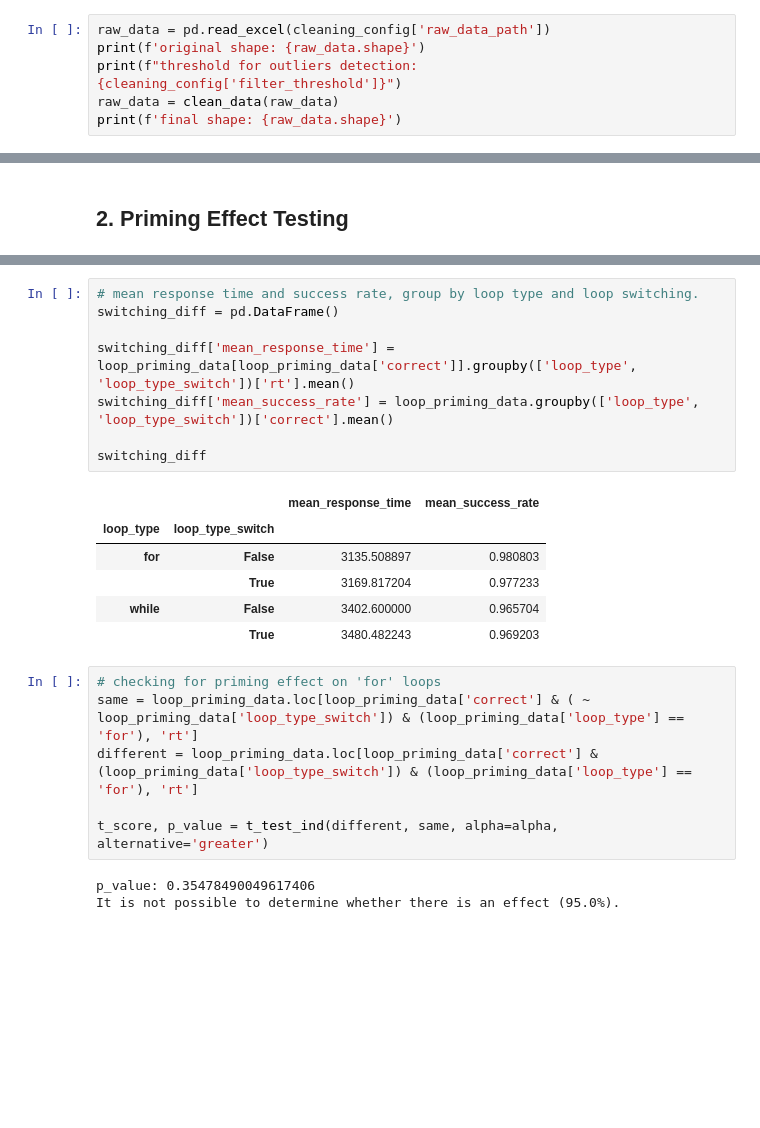
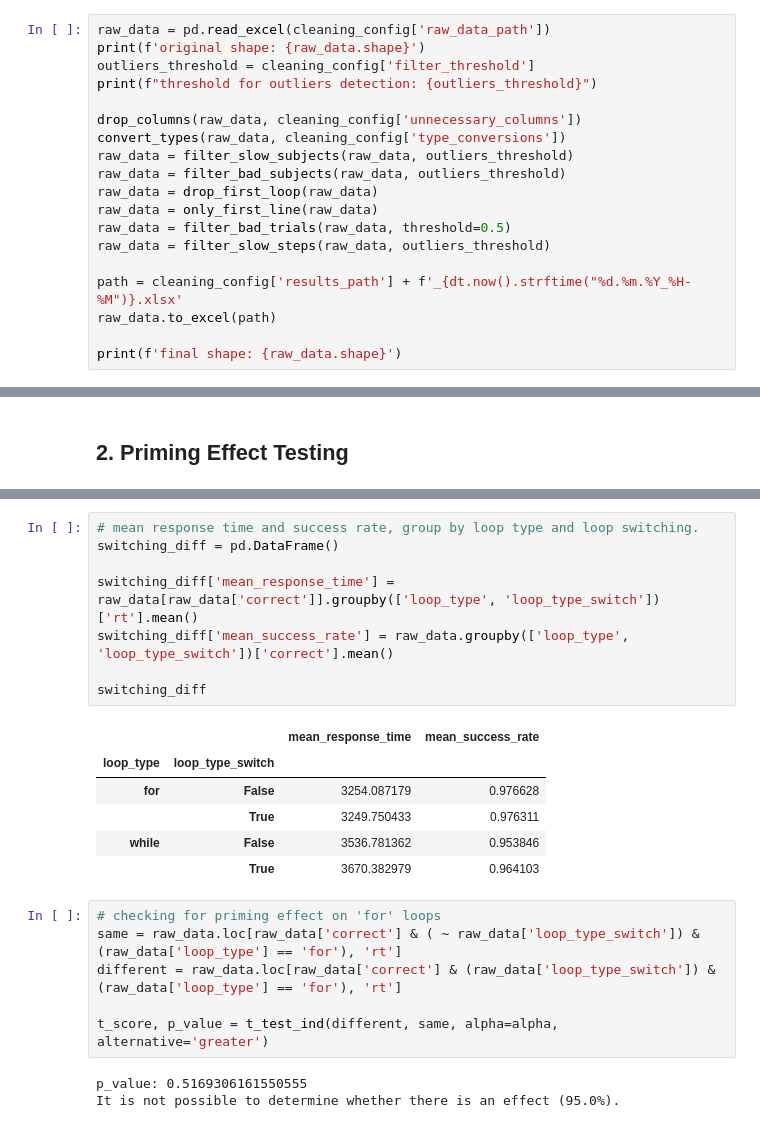
Before and after one commit to DanielVered/MathThinkingLabDA, a Jupyter notebook: Loops/FinalAnalysis.ipynb, the cells around one changed output, grey strips where cells are left out. Cells and saved outputs as stored; diff of their text form; blank space fills up the shorter version.

```diff
--- a/Loops/FinalAnalysis.ipynb
+++ b/Loops/FinalAnalysis.ipynb
@@ -13,8 +13,21 @@ pd.options.display.max_columns = 50
 # %%
 raw_data = pd.read_excel(cleaning_config['raw_data_path'])
 print(f'original shape: {raw_data.shape}')
-print(f"threshold for outliers detection: {cleaning_config['filter_threshold']}")
-raw_data = clean_data(raw_data)
+outliers_threshold = cleaning_config['filter_threshold']
+print(f"threshold for outliers detection: {outliers_threshold}")
+
+drop_columns(raw_data, cleaning_config['unnecessary_columns'])
+convert_types(raw_data, cleaning_config['type_conversions'])
+raw_data = filter_slow_subjects(raw_data, outliers_threshold)
+raw_data = filter_bad_subjects(raw_data, outliers_threshold)
+raw_data = drop_first_loop(raw_data)
+raw_data = only_first_line(raw_data)
+raw_data = filter_bad_trials(raw_data, threshold=0.5)
+raw_data = filter_slow_steps(raw_data, outliers_threshold)
+
+path = cleaning_config['results_path'] + f'_{dt.now().strftime("%d.%m.%Y_%H-%M")}.xlsx'
+raw_data.to_excel(path)
+
 print(f'final shape: {raw_data.shape}')
 # %% [output]
 original shape: (13294, 32)
@@ -67,26 +82,26 @@ loop_priming_data has 2250 rows.
 # %%
 # mean response time and success rate, group by loop type and loop switching.
 switching_diff = pd.DataFrame()
 
-switching_diff['mean_response_time'] = loop_priming_data[loop_priming_data['correct']].groupby(['loop_type', 'loop_type_switch'])['rt'].mean()
-switching_diff['mean_success_rate'] = loop_priming_data.groupby(['loop_type', 'loop_type_switch'])['correct'].mean()
+switching_diff['mean_response_time'] = raw_data[raw_data['correct']].groupby(['loop_type', 'loop_type_switch'])['rt'].mean()
+switching_diff['mean_success_rate'] = raw_data.groupby(['loop_type', 'loop_type_switch'])['correct'].mean()
 
 switching_diff
 # %% [output]
 |  |  | mean_response_time | mean_success_rate |
 | loop_type | loop_type_switch |  |  |
-| for | False | 3135.508897 | 0.980803 |
-|  | True | 3169.817204 | 0.977233 |
-| while | False | 3402.600000 | 0.965704 |
-|  | True | 3480.482243 | 0.969203 |
+| for | False | 3254.087179 | 0.976628 |
+|  | True | 3249.750433 | 0.976311 |
+| while | False | 3536.781362 | 0.953846 |
+|  | True | 3670.382979 | 0.964103 |
 # %%
 # checking for priming effect on 'for' loops
-same = loop_priming_data.loc[loop_priming_data['correct'] & ( ~ loop_priming_data['loop_type_switch']) & (loop_priming_data['loop_type'] == 'for'), 'rt']
-different = loop_priming_data.loc[loop_priming_data['correct'] & (loop_priming_data['loop_type_switch']) & (loop_priming_data['loop_type'] == 'for'), 'rt']
+same = raw_data.loc[raw_data['correct'] & ( ~ raw_data['loop_type_switch']) & (raw_data['loop_type'] == 'for'), 'rt']
+different = raw_data.loc[raw_data['correct'] & (raw_data['loop_type_switch']) & (raw_data['loop_type'] == 'for'), 'rt']
 
 t_score, p_value = t_test_ind(different, same, alpha=alpha, alternative='greater')
 # %% [output]
-p_value: 0.35478490049617406
+p_value: 0.5169306161550555
 It is not possible to determine whether there is an effect (95.0%).
 # %%
 # checking for priming effect on 'while' loops
```
Also changed, not shown: parts of 11 cells of this notebook, 6 other files.
